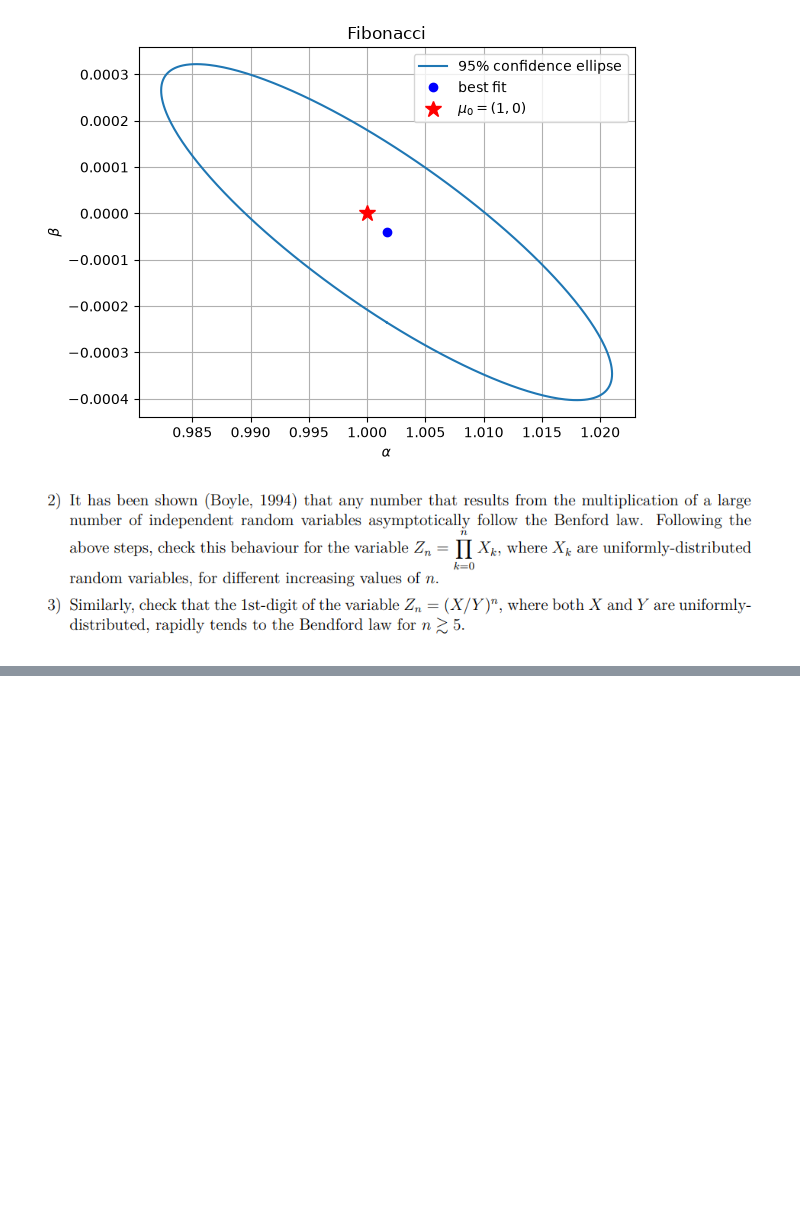
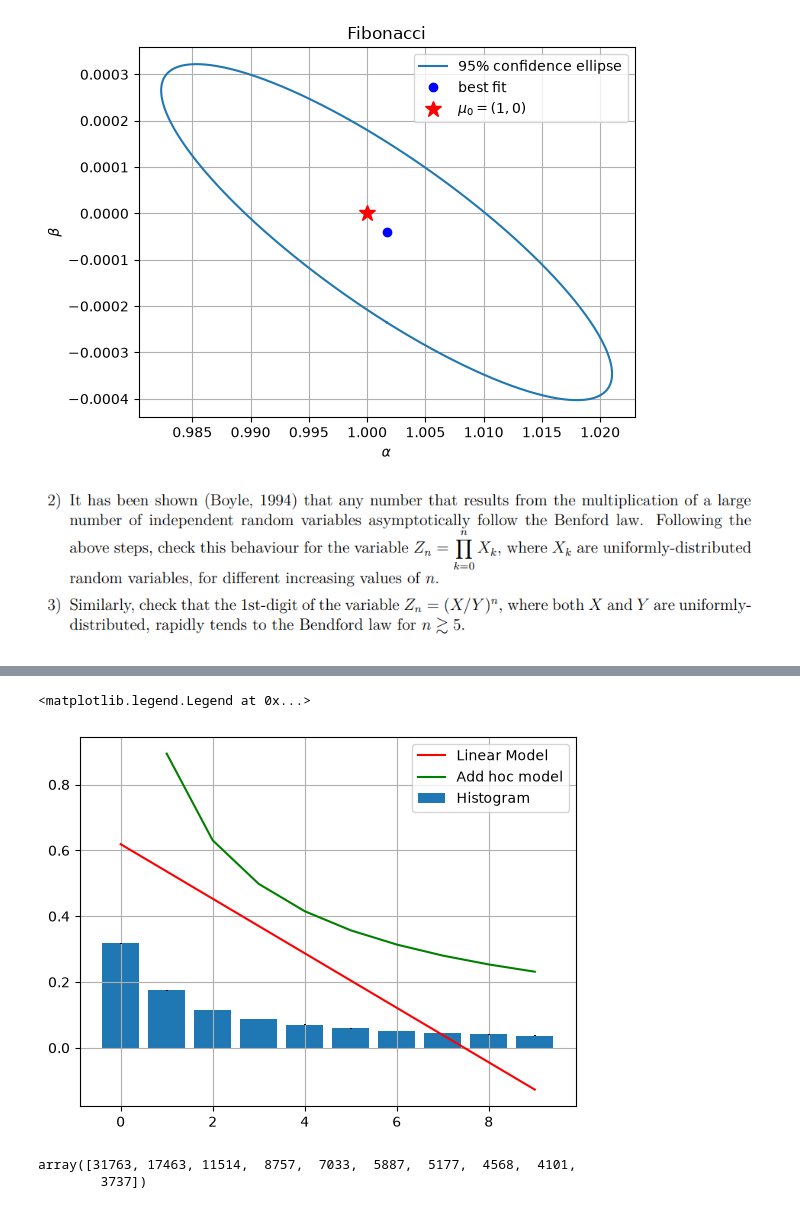
Before and after one commit to Alcatraz312/statistics-is-fun-maybe, a Jupyter notebook: main/problems/digit_density.ipynb, the cells around one changed output, grey strips where cells are left out. Cells and saved outputs as stored; diff of their text form; code cells hidden in the pictures; blank space fills up the shorter version.

```diff
--- a/main/problems/digit_density.ipynb
+++ b/main/problems/digit_density.ipynb
@@ -540,0 +668,7 @@ TypeError: f() takes at least 2 positional arguments (0 given)
+# %%
+vec = FrequencyAnalyzer(first_digit)
+# %%
+vec_f, vec_sigma = vec.compute_frequency()
+vec_parameter_values, cov_matrix_vec = vec.fit()
+# %%
+vec_linear = vec.linear_model(*vec_parameter_values)
@@ -540,0 +681,15 @@ TypeError: f() takes at least 2 positional arguments (0 given)
+# %%
+plt.grid()
+plt.bar(vec.d, vec_f, yerr = vec_sigma, label = "Histogram")
+plt.plot(vec.d, vec_linear, c = "red", label = "Linear Model")
+plt.plot(vec.d, vec_add_hoc, c = "Green", label = "Add hoc model")
+plt.legend()
+# %% [output]
+<matplotlib.legend.Legend at 0x...>
+[figure, added]
+# %%
+count = np.bincount(first_digit)
+count
+# %% [output]
+array([31763, 17463, 11514,  8757,  7033,  5887,  5177,  4568,  4101,
+        3737])
```
Also changed, not shown: parts of 7 cells of this notebook.
